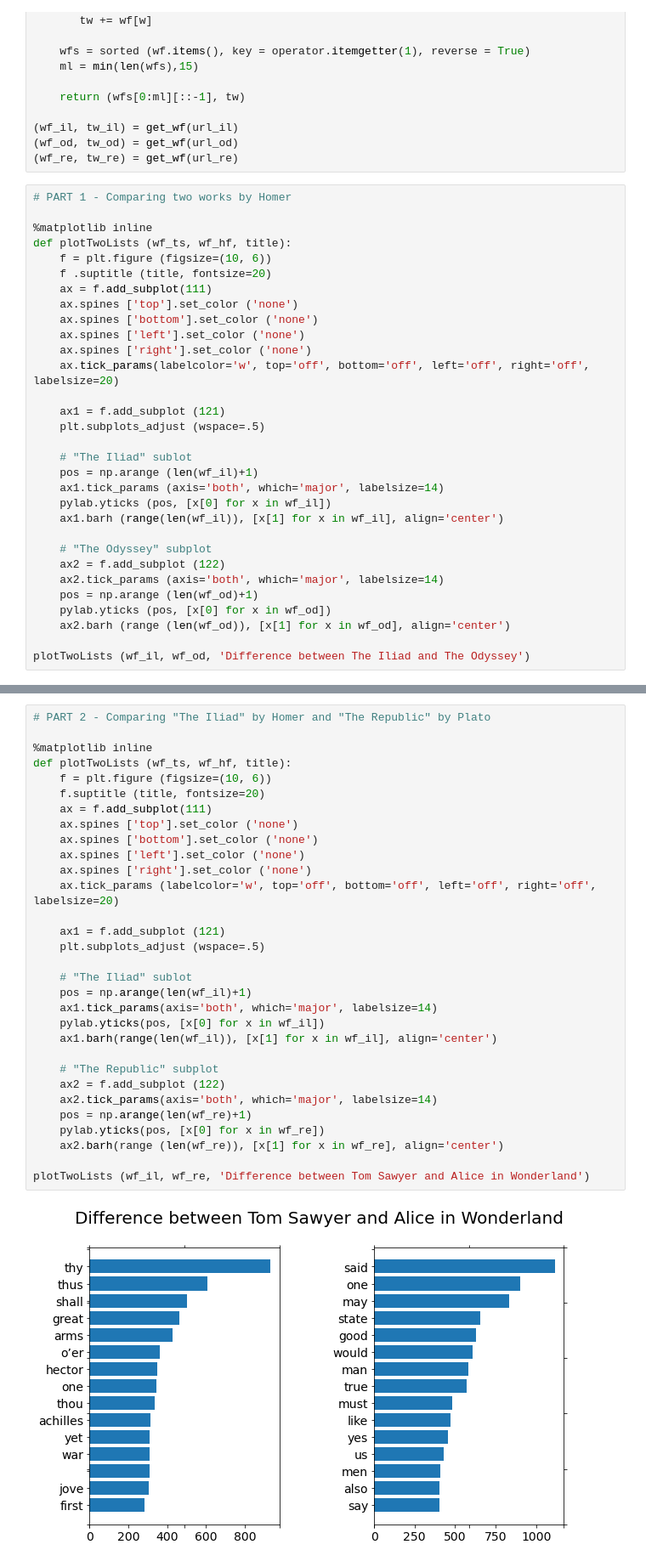
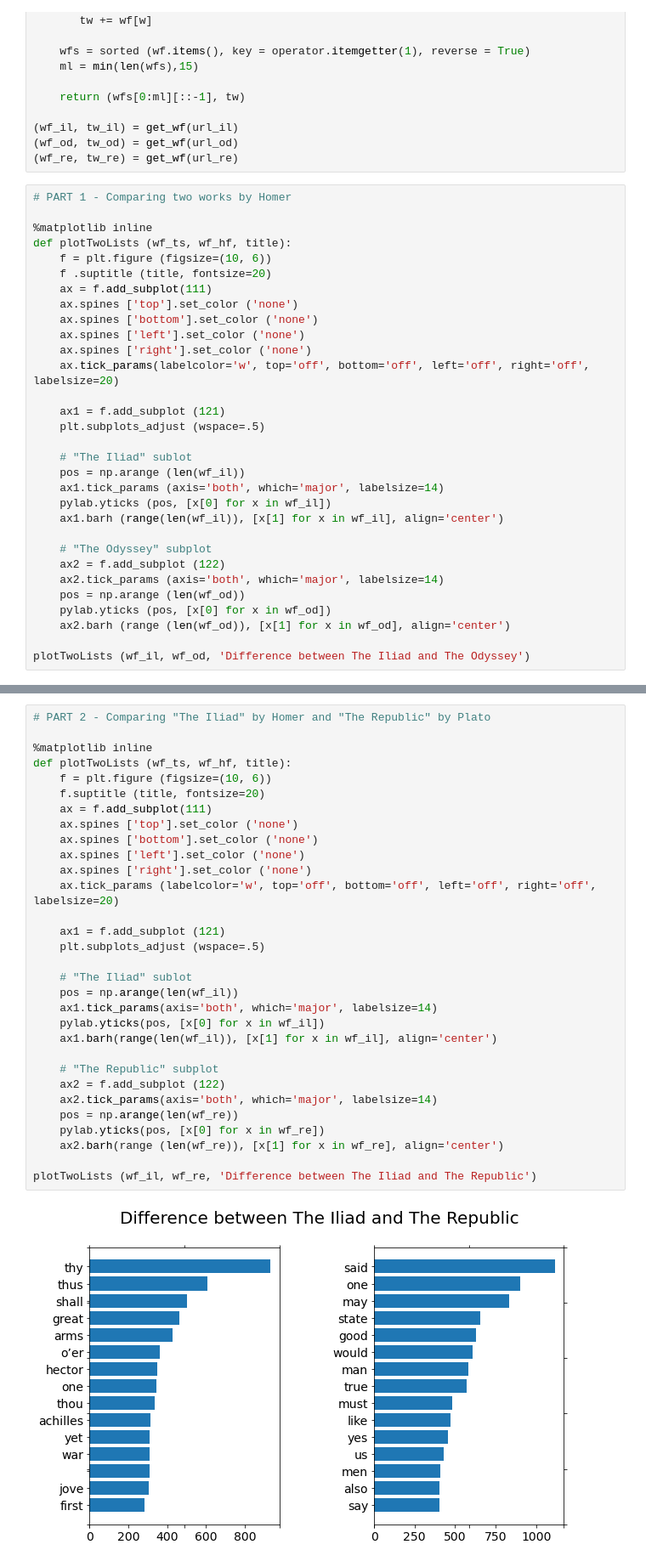
Before and after one commit to fdac22/MiniProject1, a Jupyter notebook: acook46.ipynb, the cells around one changed output, grey strips where cells are left out. Shown at 85% size. Cells and saved outputs as stored; diff of their text form.

```diff
--- a/acook46.ipynb
+++ b/acook46.ipynb
@@ -109,7 +109,7 @@ def plotTwoLists (wf_ts, wf_hf, title):
     plt.subplots_adjust (wspace=.5)
 
     # "The Iliad" sublot
-    pos = np.arange (len(wf_il)+1)
+    pos = np.arange (len(wf_il))
     ax1.tick_params (axis='both', which='major', labelsize=14)
     pylab.yticks (pos, [x[0] for x in wf_il])
     ax1.barh (range(len(wf_il)), [x[1] for x in wf_il], align='center')
@@ -117,7 +117,7 @@ def plotTwoLists (wf_ts, wf_hf, title):
     # "The Odyssey" subplot
     ax2 = f.add_subplot (122)
     ax2.tick_params (axis='both', which='major', labelsize=14)
-    pos = np.arange (len(wf_od)+1)
+    pos = np.arange (len(wf_od))
     pylab.yticks (pos, [x[0] for x in wf_od])
     ax2.barh (range (len(wf_od)), [x[1] for x in wf_od], align='center')
 
@@ -127,33 +127,33 @@ plotTwoLists (wf_il, wf_od, 'Difference between The Iliad and The Odyssey')
 # %%
 # PART 2 - Comparing "The Iliad" by Homer and "The Republic" by Plato
 
 %matplotlib inline
 def plotTwoLists (wf_ts, wf_hf, title):
     f = plt.figure (figsize=(10, 6))
     f.suptitle (title, fontsize=20)
     ax = f.add_subplot(111)
     ax.spines ['top'].set_color ('none')
     ax.spines ['bottom'].set_color ('none')
     ax.spines ['left'].set_color ('none')
     ax.spines ['right'].set_color ('none')
     ax.tick_params (labelcolor='w', top='off', bottom='off', left='off', right='off', labelsize=20)
 
     ax1 = f.add_subplot (121)
     plt.subplots_adjust (wspace=.5)
 
     # "The Iliad" sublot
-    pos = np.arange(len(wf_il)+1)
+    pos = np.arange(len(wf_il))
     ax1.tick_params(axis='both', which='major', labelsize=14)
     pylab.yticks(pos, [x[0] for x in wf_il])
     ax1.barh(range(len(wf_il)), [x[1] for x in wf_il], align='center')
 
     # "The Republic" subplot
     ax2 = f.add_subplot (122)
     ax2.tick_params(axis='both', which='major', labelsize=14)
-    pos = np.arange(len(wf_re)+1)
+    pos = np.arange(len(wf_re))
     pylab.yticks(pos, [x[0] for x in wf_re])
     ax2.barh(range (len(wf_re)), [x[1] for x in wf_re], align='center')
 
-plotTwoLists (wf_il, wf_re, 'Difference between Tom Sawyer and Alice in Wonderland')
+plotTwoLists (wf_il, wf_re, 'Difference between The Iliad and The Republic')
 # %% [output]
-[figure, old version]
+[figure, new version]
```
Also changed, not shown: parts of 3 cells of this notebook.
